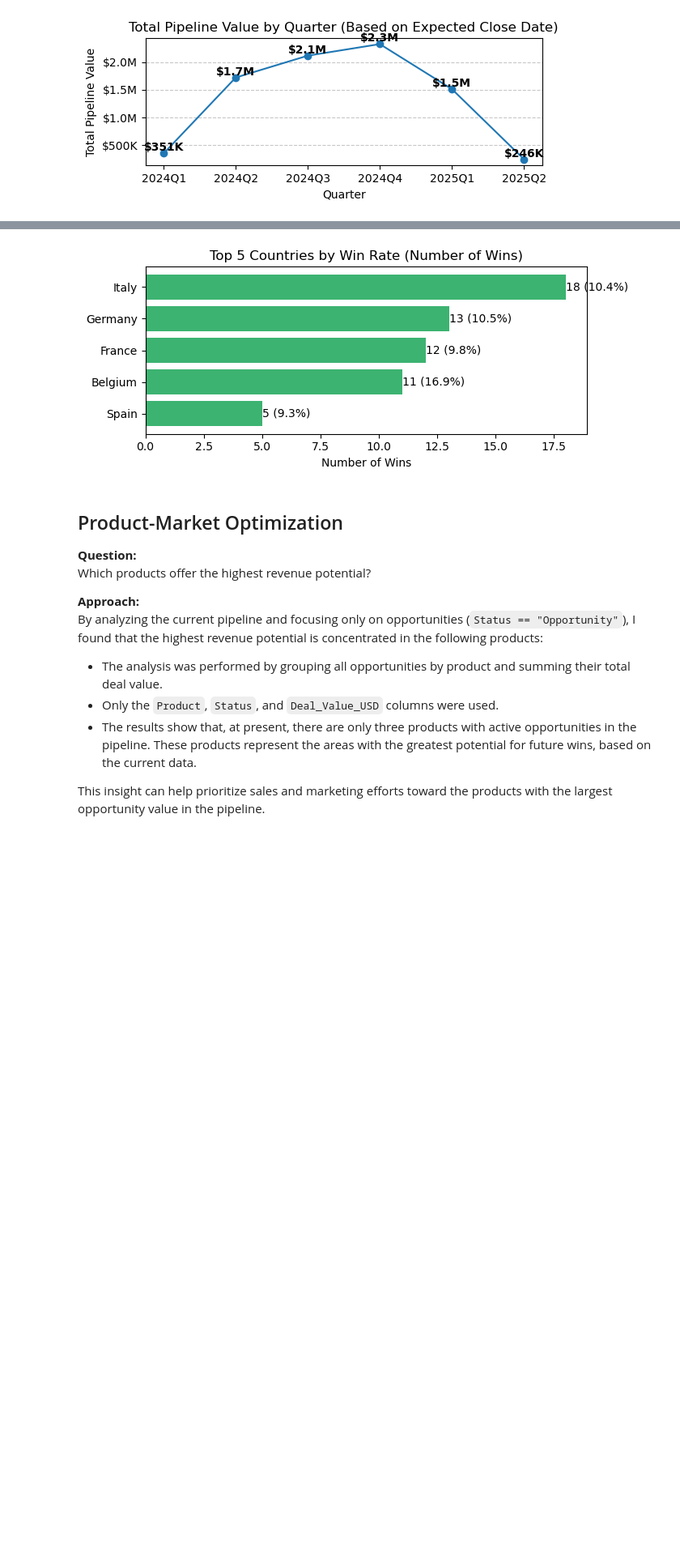
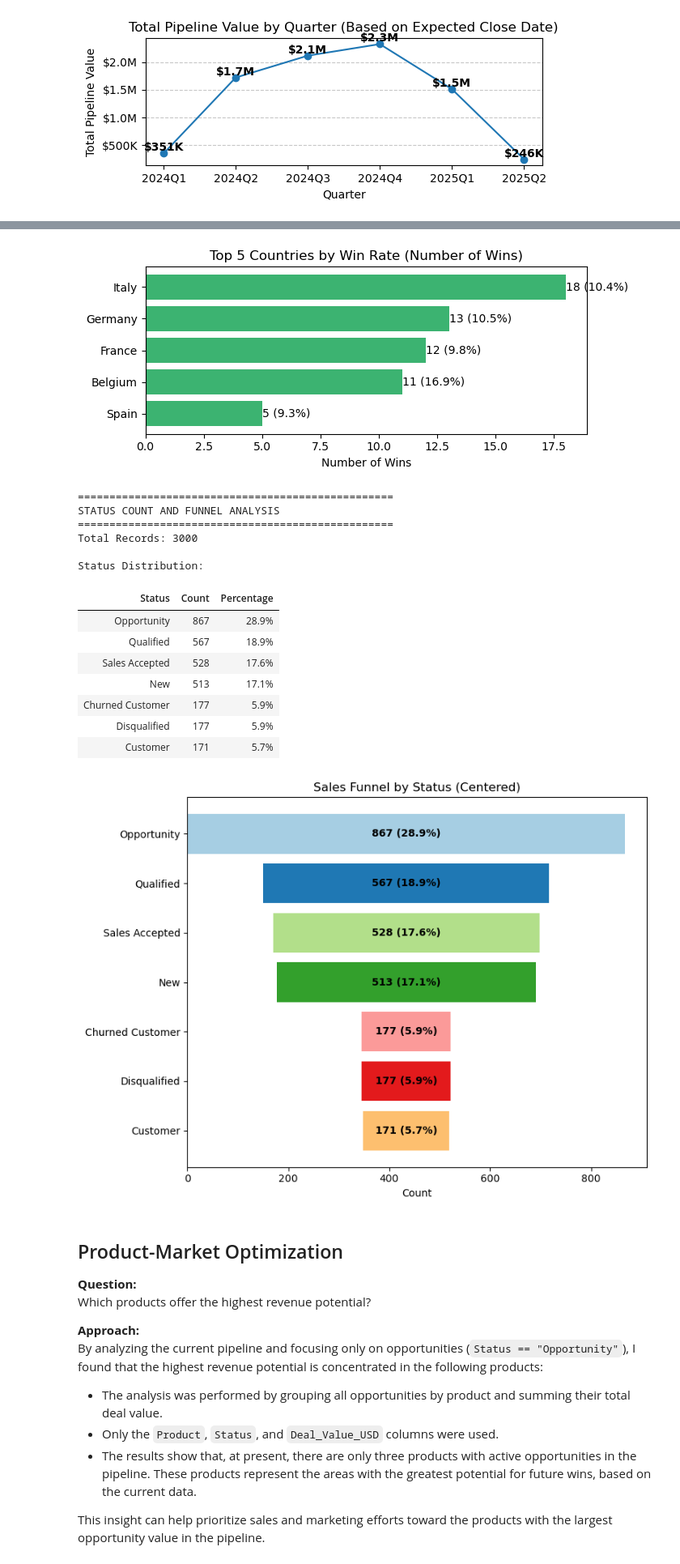
Before and after one commit to FarooqSyed0/CRM_Sales_Pipeline, a Jupyter notebook: src/impact_questions.ipynb, the cells around one changed output, grey strips where cells are left out. Shown at 81% size. Drawn from its saved outputs; the diff is of its cells as text; code cells hidden in the pictures; blank space fills up the shorter version.

```diff
--- a/src/impact_questions.ipynb
+++ b/src/impact_questions.ipynb
@@ -196,33 +200,104 @@ styles = [
 ]
 
 display(HTML(country_stats.style.set_table_styles(styles).hide(axis='index').to_html()))
 
 
 
 import matplotlib.pyplot as plt
 
 # Sort by number of wins descending for the plot
 plot_data = country_stats.sort_values('Wins', ascending=False)
 
 plt.figure(figsize=(7, 3))
 plt.barh(plot_data['Country'], plot_data['Wins'], color='mediumseagreen')
 plt.xlabel('Number of Wins')
 plt.title('Top 5 Countries by Win Rate (Number of Wins)')
 for i, (wins, rate) in enumerate(zip(plot_data['Wins'], plot_data['Win Rate'])):
     plt.text(wins, i, f'{wins} ({rate})', va='center', fontsize=10)
 plt.gca().invert_yaxis()  # Highest at the top
 plt.tight_layout()
 plt.show()
+
+
+
+# STATUS COUNT AND FUNNEL GRAPH ANALYSIS
+print("="*50)
+print("STATUS COUNT AND FUNNEL ANALYSIS")
+print("="*50)
+
+import pandas as pd
+import matplotlib.pyplot as plt
+import numpy as np
+from IPython.display import display, HTML
+
+# Count all status values in the dataset
+status_counts = df['Status'].value_counts().reset_index()
+status_counts.columns = ['Status', 'Count']
+
+# Calculate percentage of each status
+total_records = len(df)
+status_counts['Percentage'] = (status_counts['Count'] / total_records) * 100
+status_counts['Percentage'] = status_counts['Percentage'].map('{:.1f}%'.format)
+
+# Reorder columns
+status_counts = status_counts[['Status', 'Count', 'Percentage']]
+
+# Display the status counts table
+print(f"Total Records: {total_records}")
+print("\nStatus Distribution:")
+display(HTML(status_counts.style.set_table_styles([
+    {'selector': 'th', 'props': [('text-align', 'center')]},
+    {'selector': 'td', 'props': [('text-align', 'center')]}
+]).hide(axis='index').to_html()))
+
+# Centered funnel chart
+plt.figure(figsize=(8, 6))
+status_counts_funnel = status_counts.sort_values('Count', ascending=False)
+y_positions = np.arange(len(status_counts_funnel))
+widths = status_counts_funnel['Count']
+
+# Calculate the maximum width for centering
+max_width = widths.max()
+lefts = (max_width - widths) / 2  # This will center each bar
+
+for i, (left, width) in enumerate(zip(lefts, widths)):
+    plt.barh(i, width, left=left, color=plt.cm.Paired.colors[i % len(plt.cm.Paired.colors)])
+
+plt.yticks(y_positions, status_counts_funnel['Status'])
+plt.xlabel('Count')
+plt.title('Sales Funnel by Status (Centered)')
+plt.gca().invert_yaxis()
+
+for i, (count, percentage, left) in enumerate(zip(status_counts_funnel['Count'], status_counts_funnel['Percentage'], lefts)):
+    plt.text(left + count / 2, i, f'{count} ({percentage})', va='center', ha='center', fontweight='bold', color='black')
+
+plt.tight_layout()
+plt.show()
 # %% [output]
 Total Wins: 83
 Overall Win Rate: 9.6%
 | Country | Opportunities | Wins | Win Rate |
 | Belgium | 65 | 11 | 16.9% |
 | Germany | 124 | 13 | 10.5% |
 | Italy | 173 | 18 | 10.4% |
 | France | 123 | 12 | 9.8% |
 | Spain | 54 | 5 | 9.3% |
 [figure]
+==================================================
+STATUS COUNT AND FUNNEL ANALYSIS
+==================================================
+Total Records: 3000
+
+Status Distribution:
+| Status | Count | Percentage |
+| Opportunity | 867 | 28.9% |
+| Qualified | 567 | 18.9% |
+| Sales Accepted | 528 | 17.6% |
+| New | 513 | 17.1% |
+| Churned Customer | 177 | 5.9% |
+| Disqualified | 177 | 5.9% |
+| Customer | 171 | 5.7% |
+[figure, added]
 # %% [markdown]
 ## Product-Market Optimization
 
```
Also changed, not shown: parts of 1 cell of this notebook.
